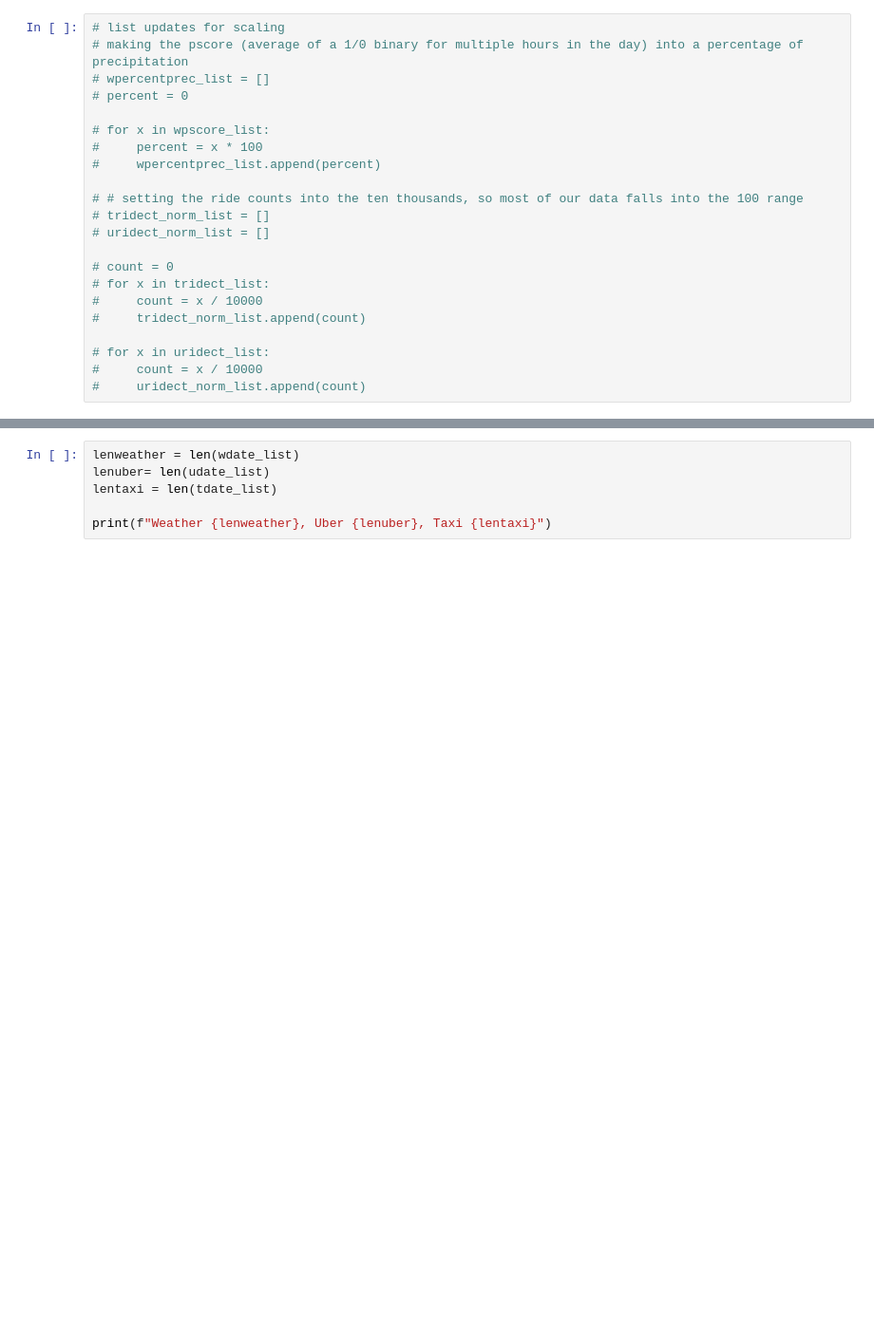
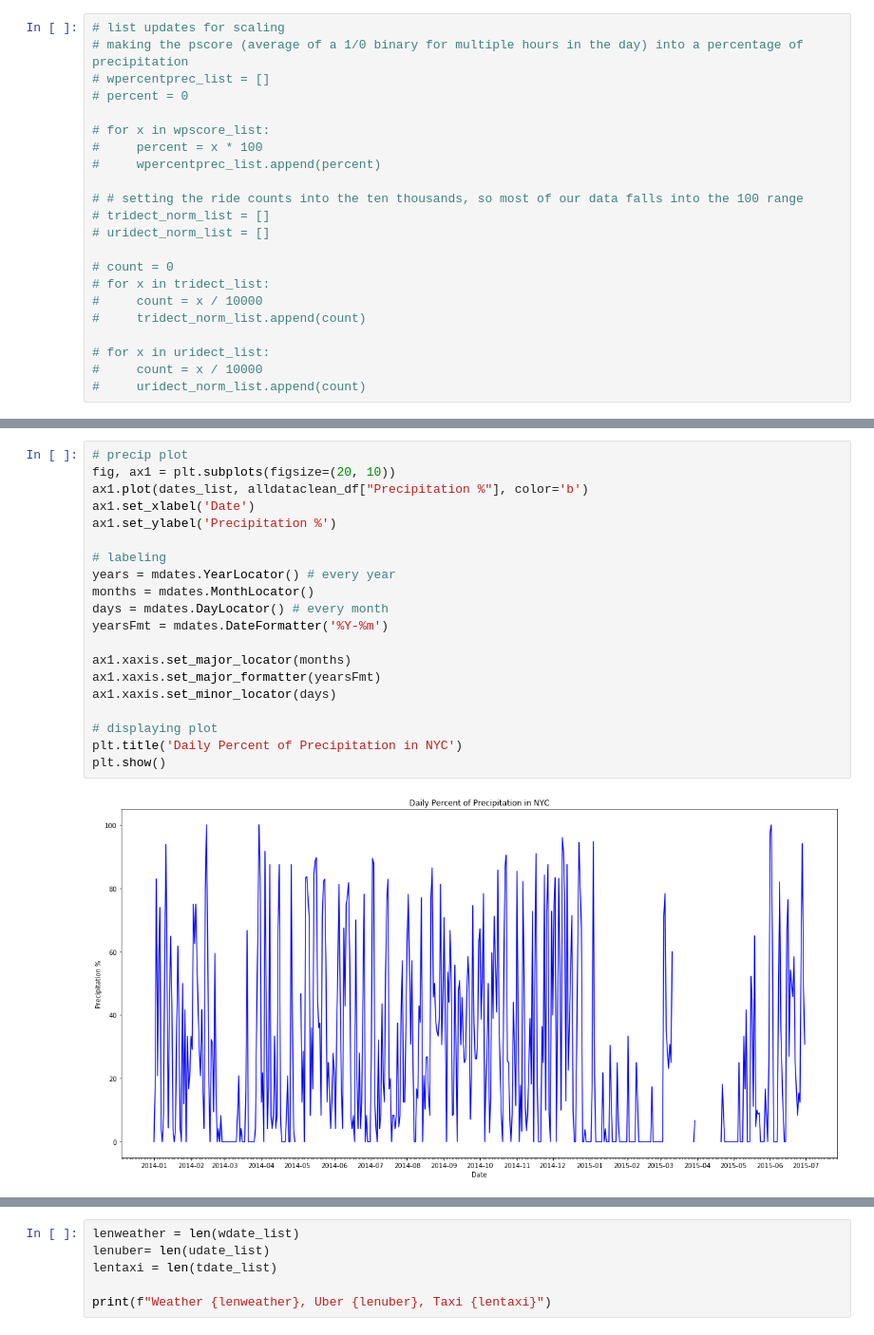
Before and after one commit to monrjones/Project-I, a Jupyter notebook: Final Plots Betsy-Copy1.ipynb, the cells around one changed output, grey strips where cells are left out. Shown at 95% size. Saved outputs shown, nothing was run; the diff lists cells and outputs as text; blank space fills up the shorter version.

```diff
--- a/Final Plots Betsy-Copy1.ipynb
+++ b/Final Plots Betsy-Copy1.ipynb
@@ -229,3 +233,25 @@ plt.show()
+# %%
+# precip plot
+fig, ax1 = plt.subplots(figsize=(20, 10))
+ax1.plot(dates_list, alldataclean_df["Precipitation %"], color='b')
+ax1.set_xlabel('Date')
+ax1.set_ylabel('Precipitation %')
+
+# labeling
+years = mdates.YearLocator() # every year
+months = mdates.MonthLocator()
+days = mdates.DayLocator() # every month
+yearsFmt = mdates.DateFormatter('%Y-%m')
+
+ax1.xaxis.set_major_locator(months)
+ax1.xaxis.set_major_formatter(yearsFmt)
+ax1.xaxis.set_minor_locator(days)
+
+# displaying plot
+plt.title('Daily Percent of Precipitation in NYC')
+plt.show()
+# %% [output]
+[figure, added]
 # %%
 # taxi vs precipitation
 plt.figure(figsize=(25,10))
```
Also changed, not shown: parts of 8 cells of this notebook.
